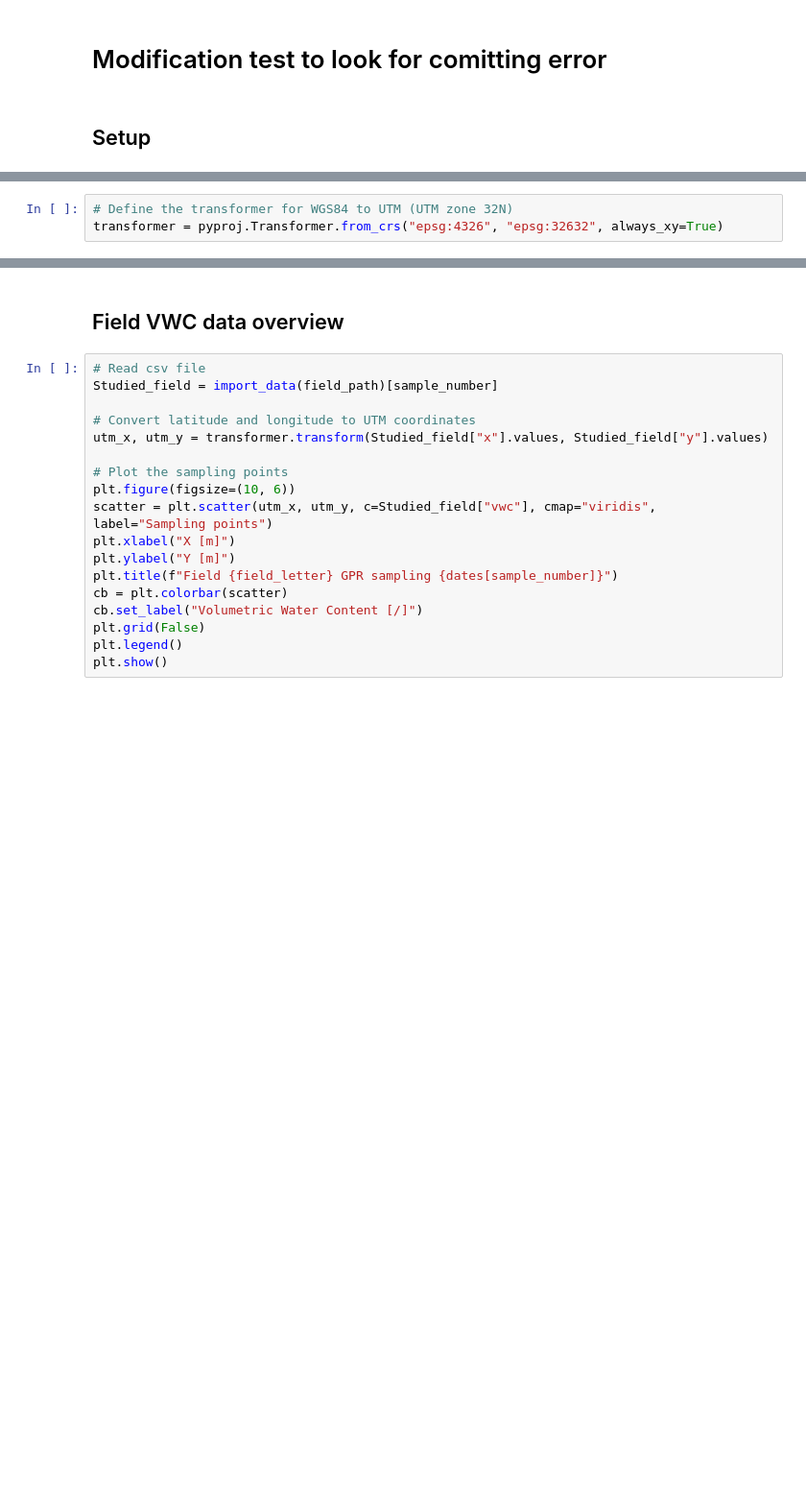
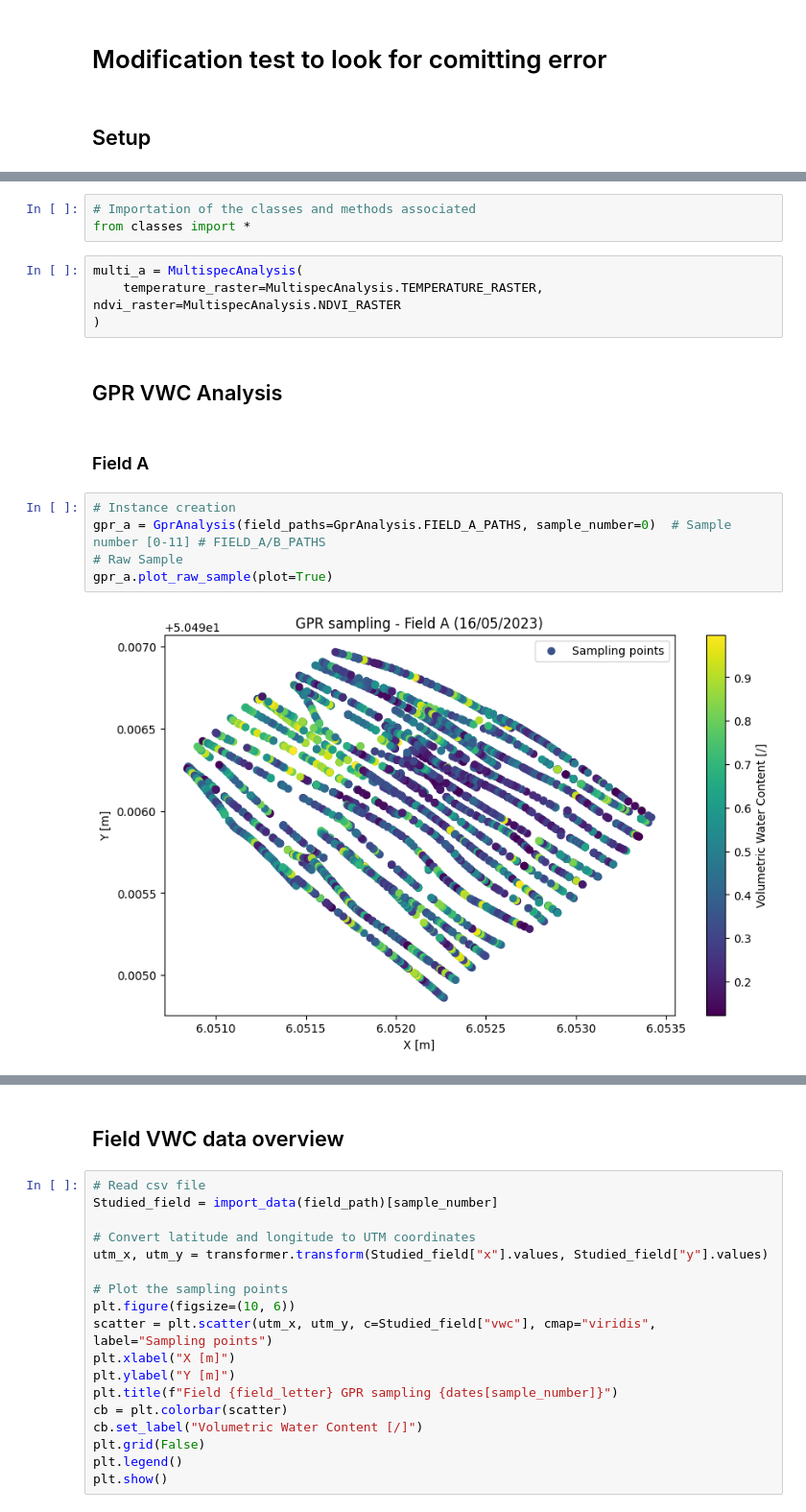
Before and after one commit to Django184/Master-Thesis, a Jupyter notebook: Thesis.ipynb, the cells around one changed output, grey strips where cells are left out. Shown at 96% size. Drawn from its saved outputs; the diff is of its cells as text; blank space fills up the shorter version.

```diff
--- a/Thesis.ipynb
+++ b/Thesis.ipynb
@@ -33,3 +7,18 @@ field_path = field_a_paths  # field_a_paths or field_b_paths
-# %%
-# Define the transformer for WGS84 to UTM (UTM zone 32N)
-transformer = pyproj.Transformer.from_crs("epsg:4326", "epsg:32632", always_xy=True)
+# %%
+# Importation of the classes and methods associated
+from classes import *
+# %%
+multi_a = MultispecAnalysis(
+    temperature_raster=MultispecAnalysis.TEMPERATURE_RASTER, ndvi_raster=MultispecAnalysis.NDVI_RASTER
+)
+# %% [markdown]
+## GPR VWC Analysis
+# %% [markdown]
+### Field A
+# %%
+# Instance creation
+gpr_a = GprAnalysis(field_paths=GprAnalysis.FIELD_A_PATHS, sample_number=0)  # Sample number [0-11] # FIELD_A/B_PATHS
+# Raw Sample
+gpr_a.plot_raw_sample(plot=True)
+# %% [output]
+[figure, added]
```
Also changed, not shown: parts of 16 cells of this notebook, 2 other files.
